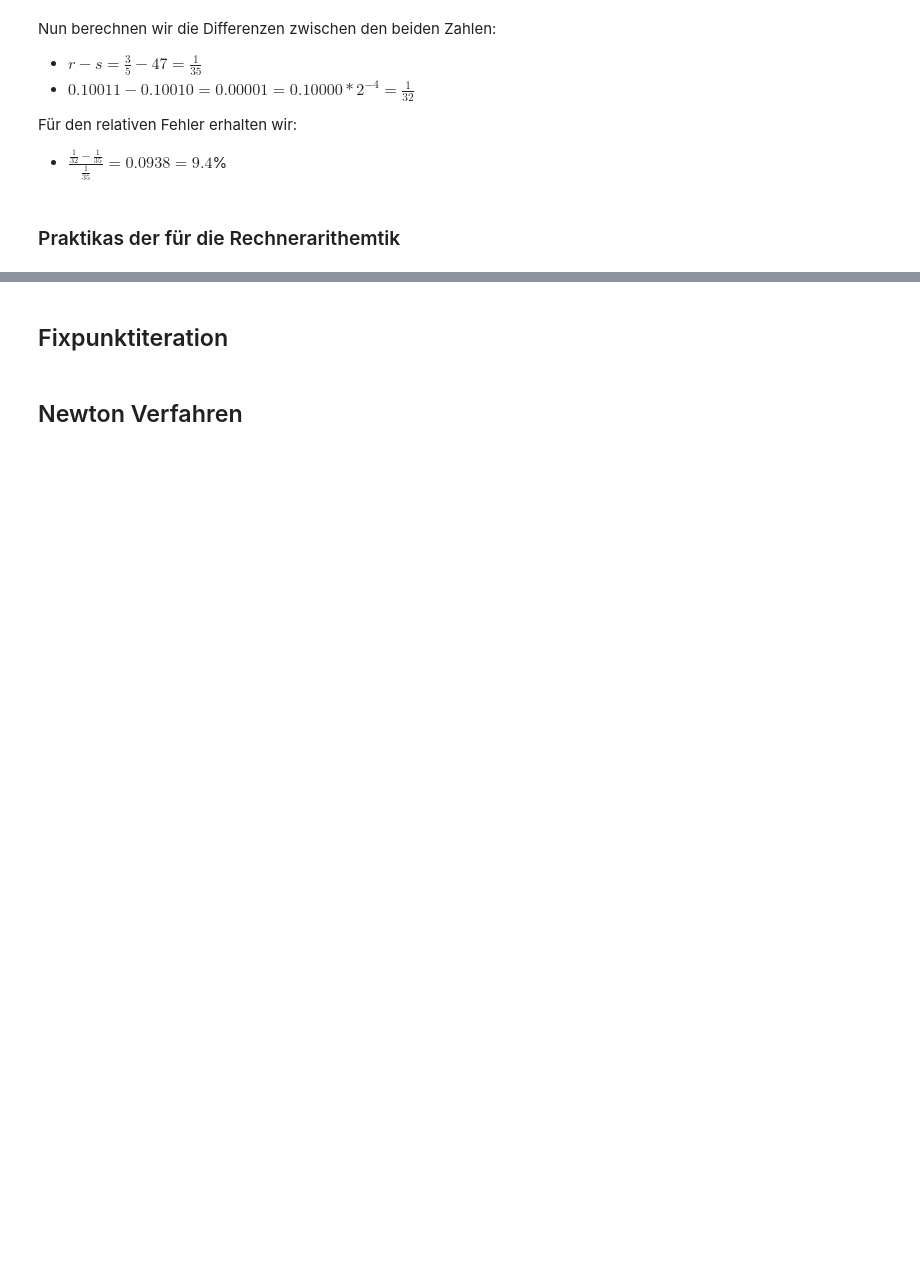
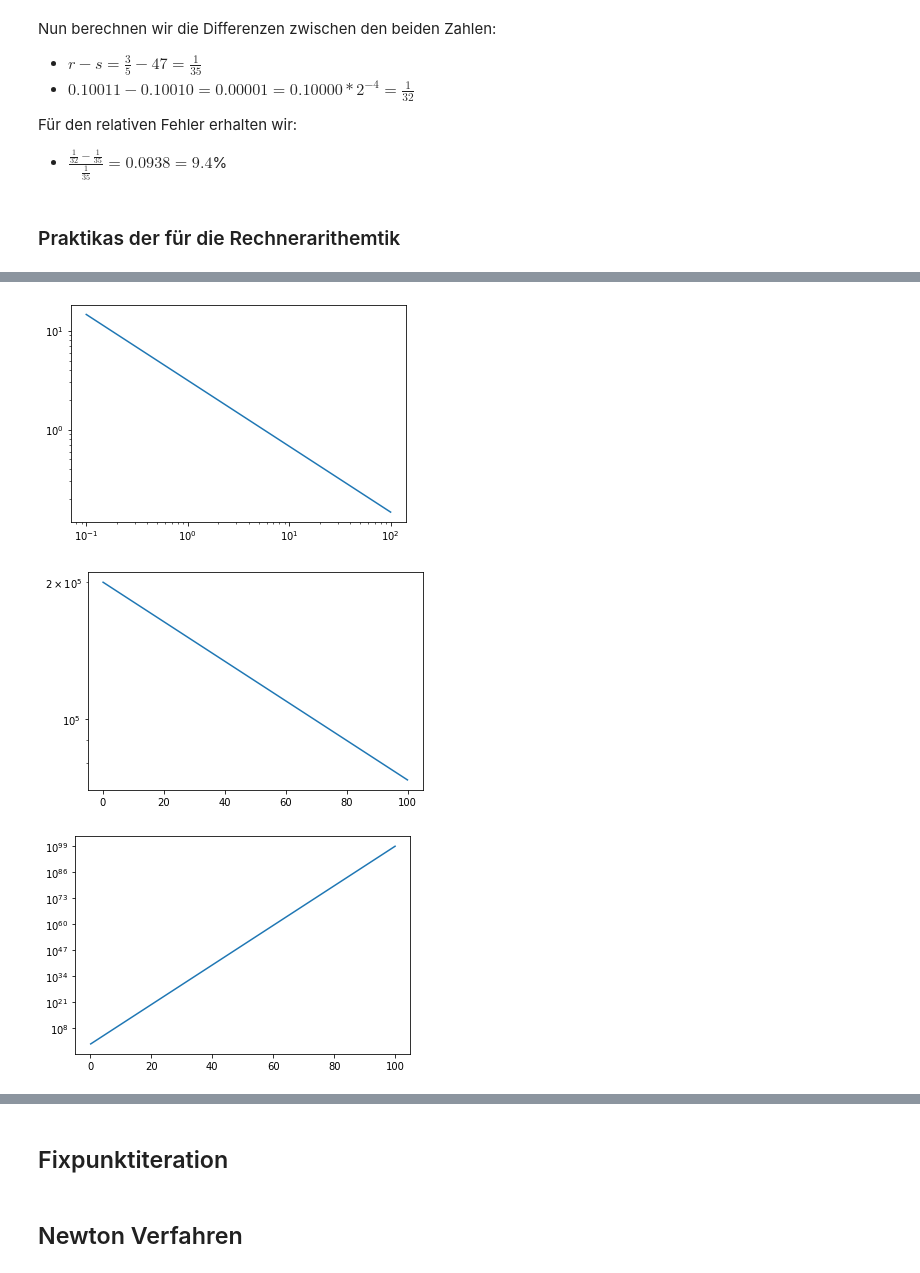
Before and after one commit to lucaArchidiacono/HM1, a Jupyter notebook: TestVorbereitung/testVorbereitung.ipynb, the cells around one changed output, grey strips where cells are left out. Saved outputs shown, nothing was run; the diff lists cells and outputs as text; code cells hidden in the pictures; blank space fills up the shorter version.

```diff
--- a/TestVorbereitung/testVorbereitung.ipynb
+++ b/TestVorbereitung/testVorbereitung.ipynb
@@ -173,0 +307,21 @@ Für den relativen Fehler erhalten wir:
+# %%
+import numpy as np
+import matplotlib.pyplot as plt
+
+x1 = np.arange(0.1,100,0.02)
+
+ya33 = 5/(((2*x1)**2)**(1/3))
+plt.loglog(x1, ya33)
+plt.show()
+
+ya34 = 10**5*(2*np.exp((-1)*x1/100))
+plt.semilogy(x1, ya34)
+plt.show()
+
+ya35 = (10**(2*x1)/2**(5*x1))**2
+plt.semilogy(x1, ya35)
+plt.show()
+# %% [output]
+[figure, added]
+[figure, added]
+[figure, added]
```
Also changed, not shown: parts of 19 cells of this notebook, 7 other files.
